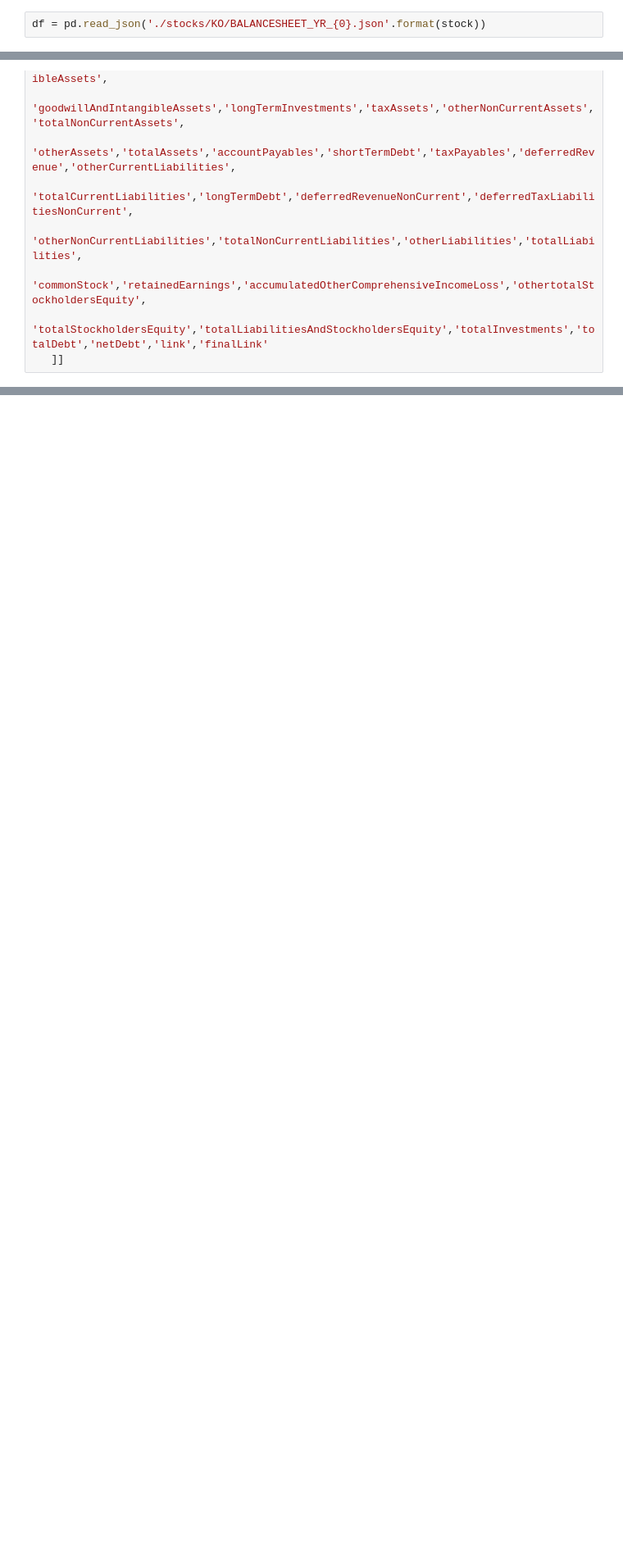
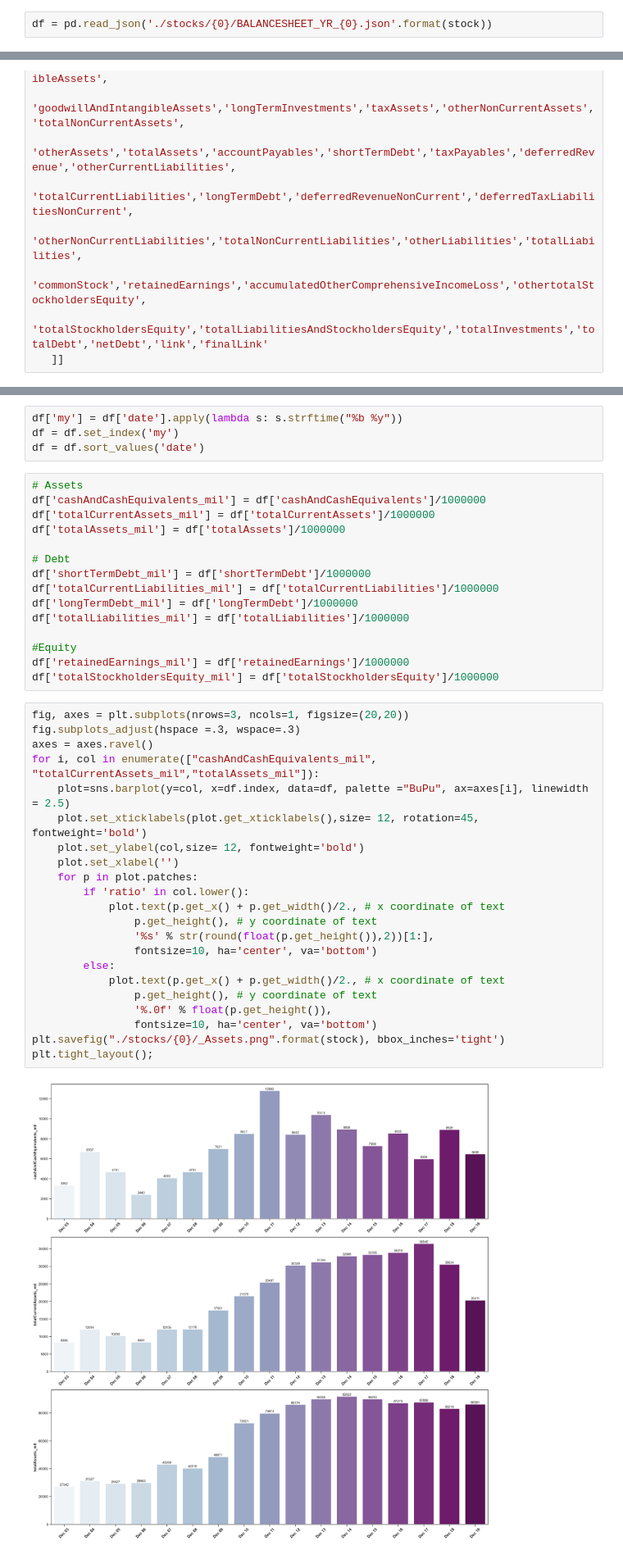
Before and after one commit to slin18/Investing, a Jupyter notebook: Stock_Specific_BalanceSheet.ipynb, the cells around one changed output, grey strips where cells are left out. Shown at 82% size. Drawn from its saved outputs; the diff is of its cells as text; blank space fills up the shorter version.

Commit message:
Initial Balance Sheet and Cashfow

```diff
--- a/Stock_Specific_BalanceSheet.ipynb
+++ b/Stock_Specific_BalanceSheet.ipynb
@@ -35,3 +38,3 @@ total 1584
 # %%
-df = pd.read_json('./stocks/KO/BALANCESHEET_YR_{0}.json'.format(stock))
+df = pd.read_json('./stocks/{0}/BALANCESHEET_YR_{0}.json'.format(stock))
 # %%
@@ -49,0 +98,43 @@ df = df[['date','symbol','fillingDate','acceptedDate','period',
+# %%
+df['my'] = df['date'].apply(lambda s: s.strftime("%b %y"))
+df = df.set_index('my')
+df = df.sort_values('date')
+# %%
+# Assets
+df['cashAndCashEquivalents_mil'] = df['cashAndCashEquivalents']/1000000
+df['totalCurrentAssets_mil'] = df['totalCurrentAssets']/1000000
+df['totalAssets_mil'] = df['totalAssets']/1000000
+
+# Debt
+df['shortTermDebt_mil'] = df['shortTermDebt']/1000000
+df['totalCurrentLiabilities_mil'] = df['totalCurrentLiabilities']/1000000
+df['longTermDebt_mil'] = df['longTermDebt']/1000000
+df['totalLiabilities_mil'] = df['totalLiabilities']/1000000
+
+#Equity
+df['retainedEarnings_mil'] = df['retainedEarnings']/1000000
+df['totalStockholdersEquity_mil'] = df['totalStockholdersEquity']/1000000
+# %%
+fig, axes = plt.subplots(nrows=3, ncols=1, figsize=(20,20))
+fig.subplots_adjust(hspace =.3, wspace=.3)
+axes = axes.ravel()
+for i, col in enumerate(["cashAndCashEquivalents_mil", "totalCurrentAssets_mil","totalAssets_mil"]):
+    plot=sns.barplot(y=col, x=df.index, data=df, palette ="BuPu", ax=axes[i], linewidth = 2.5)
+    plot.set_xticklabels(plot.get_xticklabels(),size= 12, rotation=45, fontweight='bold')
+    plot.set_ylabel(col,size= 12, fontweight='bold')
+    plot.set_xlabel('')
+    for p in plot.patches:
+        if 'ratio' in col.lower():
+            plot.text(p.get_x() + p.get_width()/2., # x coordinate of text
+                p.get_height(), # y coordinate of text
+                '%s' % str(round(float(p.get_height()),2))[1:],
+                fontsize=10, ha='center', va='bottom')
+        else:
+            plot.text(p.get_x() + p.get_width()/2., # x coordinate of text
+                p.get_height(), # y coordinate of text
+                '%.0f' % float(p.get_height()),
+                fontsize=10, ha='center', va='bottom')
+plt.savefig("./stocks/{0}/_Assets.png".format(stock), bbox_inches='tight')
+plt.tight_layout();
+# %% [output]
+[figure, added]
```
Also changed, not shown: parts of 9 cells of this notebook, 1 other file.
